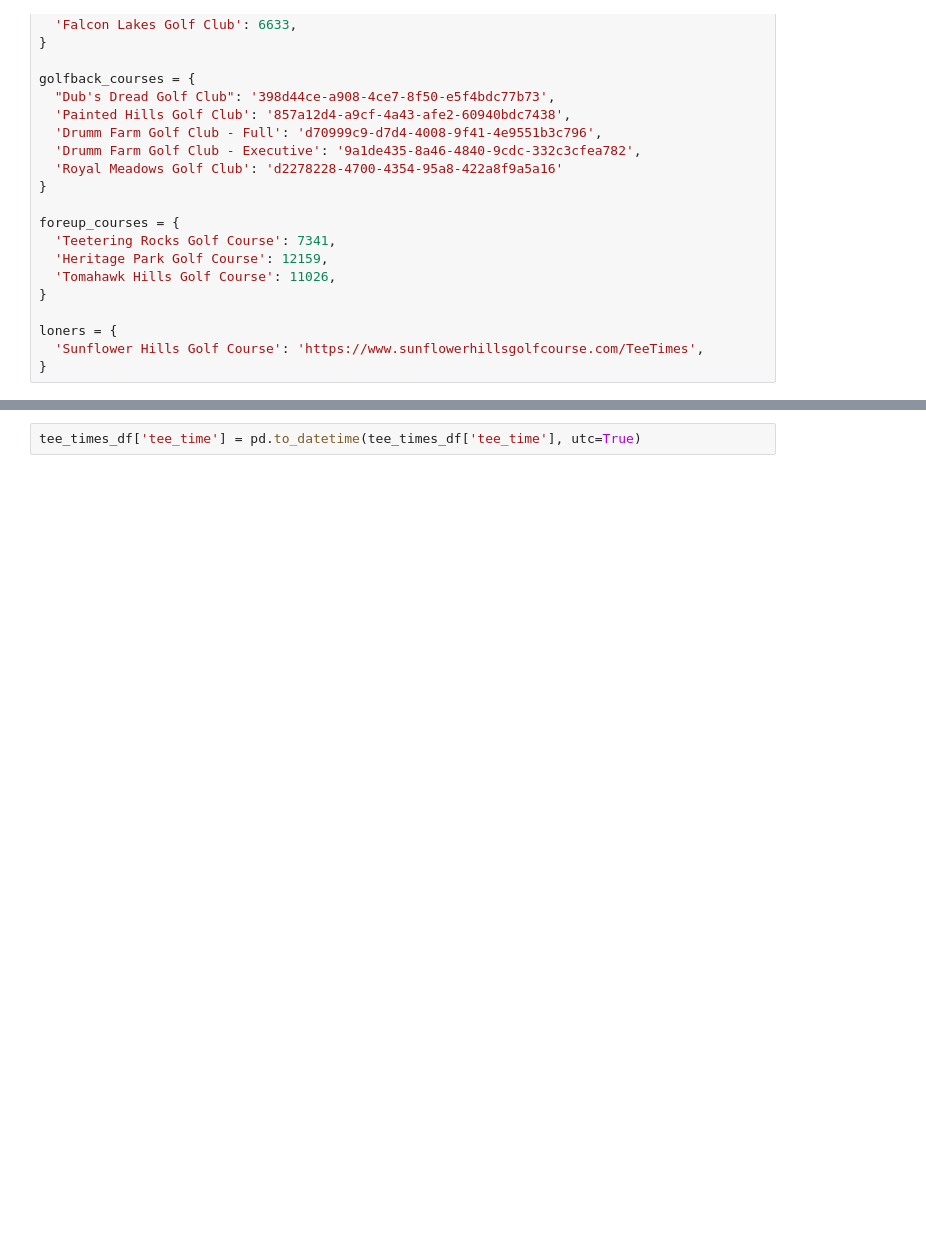
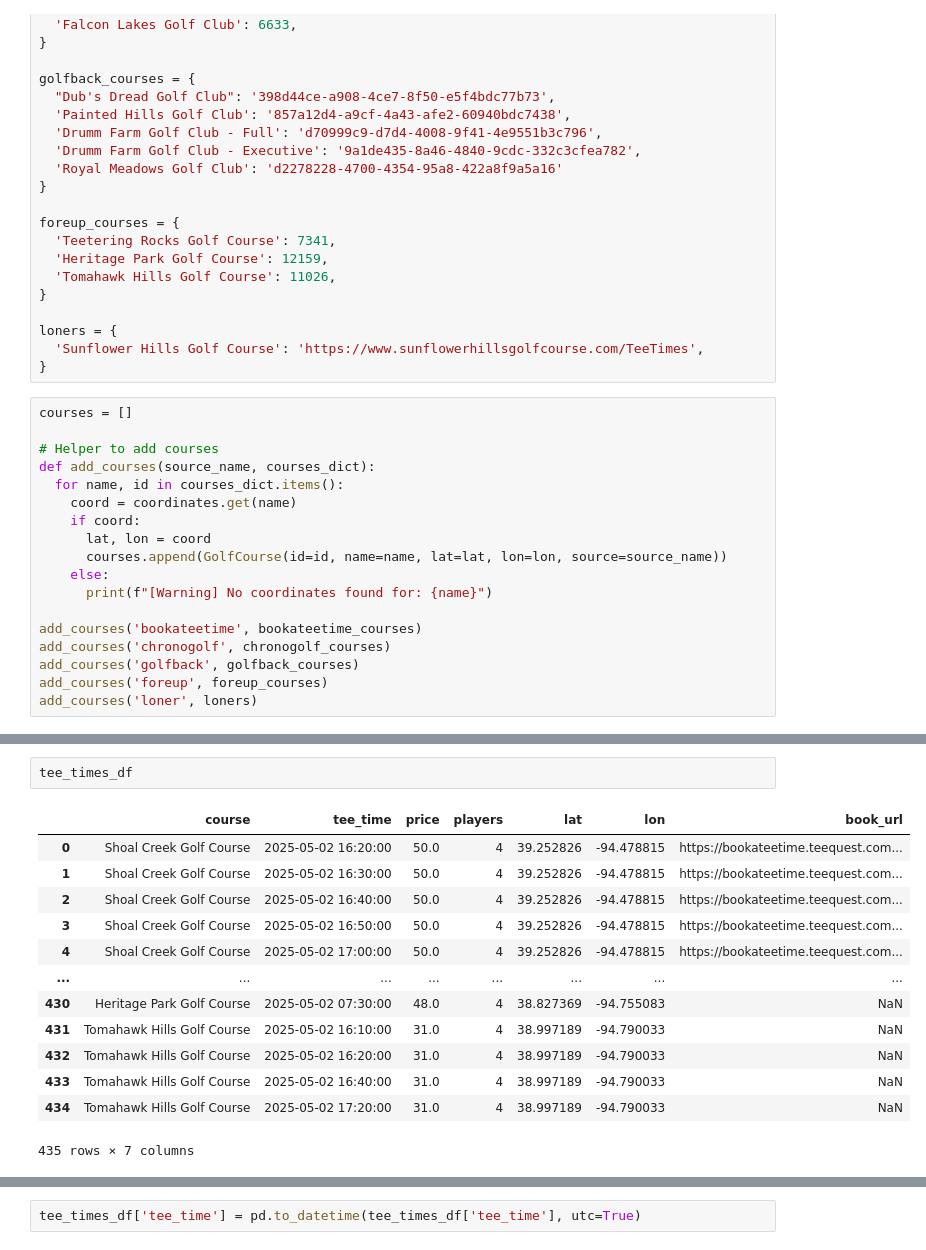
Before and after one commit to dlpandjaris/TeeTimeTracker, a Jupyter notebook: sandbox/check_all.ipynb, the cells around one changed output, grey strips where cells are left out. Drawn from its saved outputs; the diff is of its cells as text; blank space fills up the shorter version.

```diff
--- a/sandbox/check_all.ipynb
+++ b/sandbox/check_all.ipynb
@@ -87,3 +124,21 @@ foreup_courses = {
 loners = {
   'Sunflower Hills Golf Course': 'https://www.sunflowerhillsgolfcourse.com/TeeTimes',
 }
+# %%
+courses = []
+
+# Helper to add courses
+def add_courses(source_name, courses_dict):
+  for name, id in courses_dict.items():
+    coord = coordinates.get(name)
+    if coord:
+      lat, lon = coord
+      courses.append(GolfCourse(id=id, name=name, lat=lat, lon=lon, source=source_name))
+    else:
+      print(f"[Warning] No coordinates found for: {name}")
+
+add_courses('bookateetime', bookateetime_courses)
+add_courses('chronogolf', chronogolf_courses)
+add_courses('golfback', golfback_courses)
+add_courses('foreup', foreup_courses)
+add_courses('loner', loners)
@@ -90 +284,17 @@ loners = {
+# %%
+tee_times_df
+# %% [output]
+|  | course | tee_time | price | players | lat | lon | book_url |
+| 0 | Shoal Creek Golf Course | 2025-05-02 16:20:00 | 50.0 | 4 | 39.252826 | -94.478815 | https://bookateetime.teequest.com... |
+| 1 | Shoal Creek Golf Course | 2025-05-02 16:30:00 | 50.0 | 4 | 39.252826 | -94.478815 | https://bookateetime.teequest.com... |
+| 2 | Shoal Creek Golf Course | 2025-05-02 16:40:00 | 50.0 | 4 | 39.252826 | -94.478815 | https://bookateetime.teequest.com... |
+| 3 | Shoal Creek Golf Course | 2025-05-02 16:50:00 | 50.0 | 4 | 39.252826 | -94.478815 | https://bookateetime.teequest.com... |
+| 4 | Shoal Creek Golf Course | 2025-05-02 17:00:00 | 50.0 | 4 | 39.252826 | -94.478815 | https://bookateetime.teequest.com... |
+| ... | ... | ... | ... | ... | ... | ... | ... |
+| 430 | Heritage Park Golf Course | 2025-05-02 07:30:00 | 48.0 | 4 | 38.827369 | -94.755083 | NaN |
+| 431 | Tomahawk Hills Golf Course | 2025-05-02 16:10:00 | 31.0 | 4 | 38.997189 | -94.790033 | NaN |
+| 432 | Tomahawk Hills Golf Course | 2025-05-02 16:20:00 | 31.0 | 4 | 38.997189 | -94.790033 | NaN |
+| 433 | Tomahawk Hills Golf Course | 2025-05-02 16:40:00 | 31.0 | 4 | 38.997189 | -94.790033 | NaN |
+| 434 | Tomahawk Hills Golf Course | 2025-05-02 17:20:00 | 31.0 | 4 | 38.997189 | -94.790033 | NaN |
+435 rows × 7 columns
 # %%
```
Also changed, not shown: parts of 17 cells of this notebook, 3 other files.
